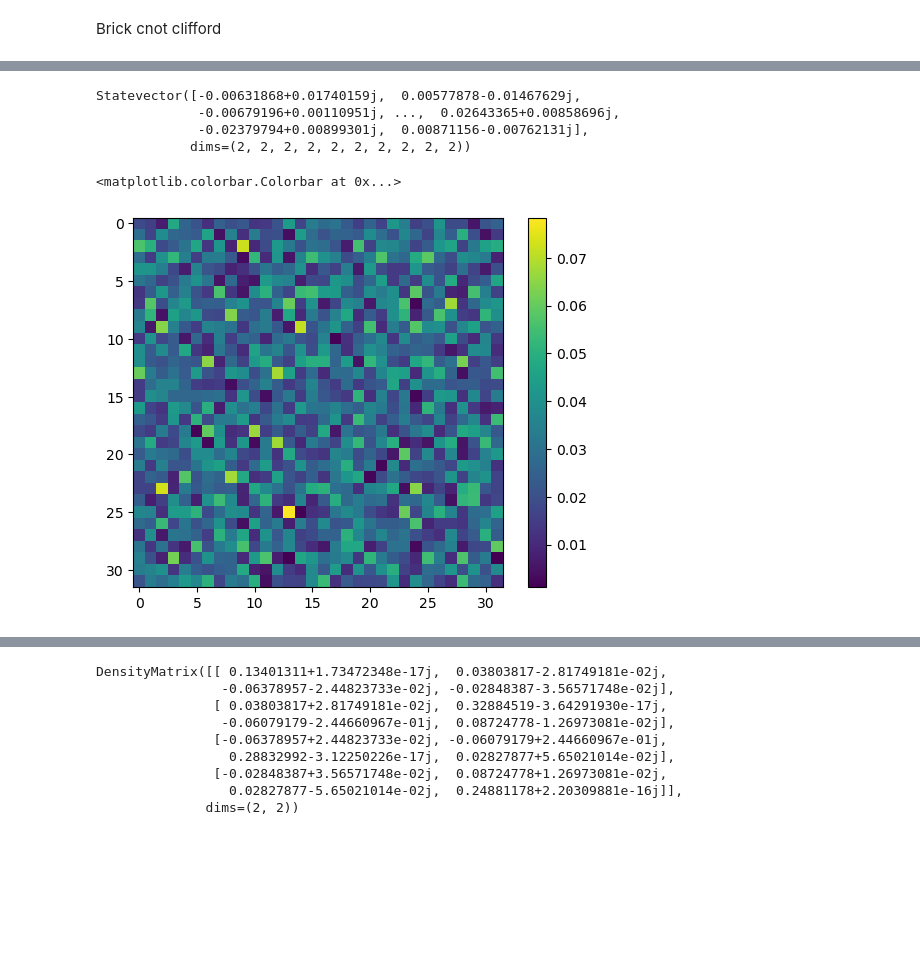
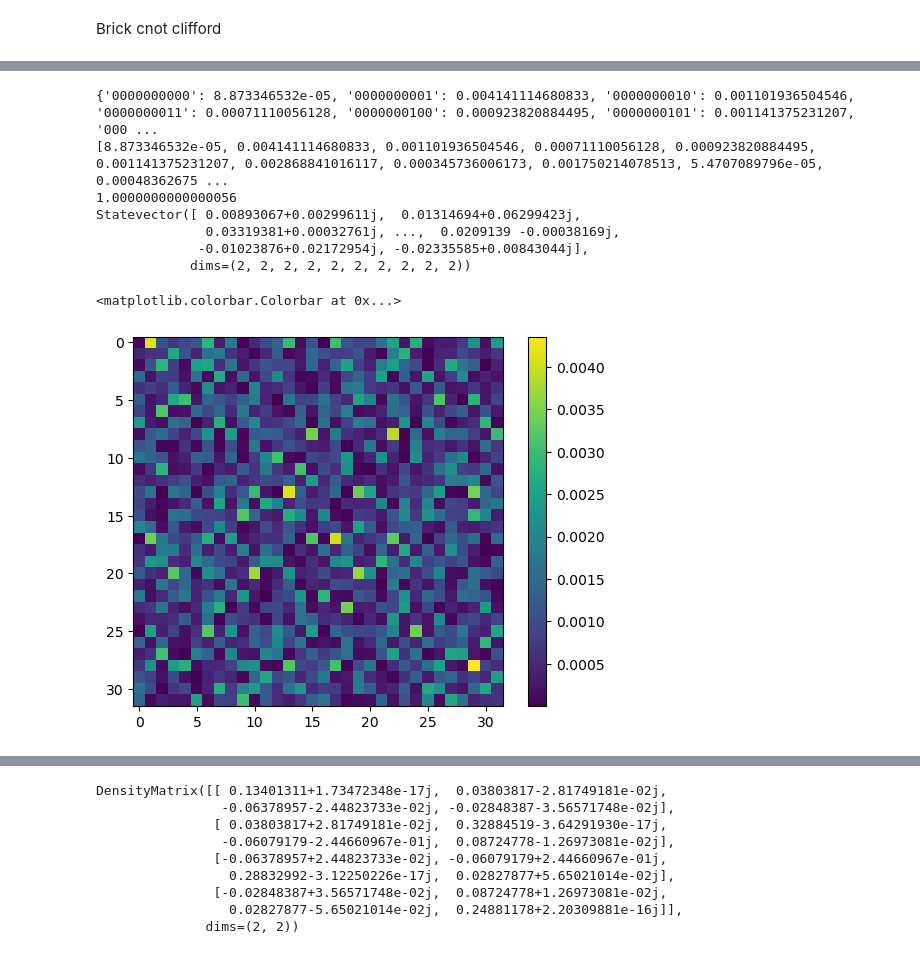
Before and after one commit to 111asim/randoms, a Jupyter notebook: T-Design.ipynb, the cells around one changed output, grey strips where cells are left out. Cells and saved outputs as stored; diff of their text form; code cells hidden in the pictures; blank space fills up the shorter version.

```diff
--- a/T-Design.ipynb
+++ b/T-Design.ipynb
@@ -25,7 +26,7 @@ def initialize_R_product_state(q,n):
     return(q)
 def random_clifford(n,qc):
     qubits_list=list(range(n))
-    for i in range(500):
+    for i in range(2560):
         choice=random.choices(['s','h','cnot'])[0]
         qbit=random.choices(qubits_list)[0]
         if choice=='s':
@@ -38,7 +39,7 @@ def random_clifford(n,qc):
             control_bit=random.choices(c)[0]
             qc.cnot(control_bit,qbit)
     return qc
-def Block_Cnot_clifford(n,qc,first):
+def Brick_Cnot_clifford(n,qc,first):
     if(first==True):
         depth=500
     else:
@@ -74,15 +75,20 @@ def Block_Cnot_clifford(n,qc,first):
         layer+=1
     return qc
 # %%
-n=10
+n=16
 qc=QuantumCircuit(n)
 ##initialization
-qc=initialize_R_product_state(qc,n)
-# qc=initialize_zero(qc,n)
+# qc=initialize_R_product_state(qc,n)
+qc=initialize_zero(qc,n)
 qc=random_clifford(n,qc)
 # layer of T gate
 # for i in range(n):
 #     qc.t(i)
 # qc=random_clifford(n,qc)
+# qc=random_clifford(n,qc)
+# qc=random_clifford(n,qc)
+# qc=random_clifford(n,qc)
+
+
 qc.draw()
 # %% [output]
@@ -189,20 +176,26 @@ nan
 # %%
 
 simulator = Aer.get_backend('statevector_simulator')
 job = execute(qc, simulator)
 result = job.result()
 statevector = result.get_statevector(qc)
+amplitude=result.get_counts()
+print(result.get_counts())
+print(list(amplitude.values()))
+print(sum(list(amplitude.values())))
 print(statevector)
 # Create and display the color map
 num_states =2** int(qc.num_qubits/2)
-wavefunction_matrix = np.reshape(statevector, (num_states, num_states))
+wavefunction_matrix = np.reshape(list(amplitude.values()), (num_states, num_states))
 plt.imshow(np.abs(wavefunction_matrix), cmap='viridis', interpolation='nearest')
 plt.colorbar()
-# plt.show()
 # %% [output]
-Statevector([-0.00631868+0.01740159j,  0.00577878-0.01467629j,
-             -0.00679196+0.00110951j, ...,  0.02643365+0.00858696j,
-             -0.02379794+0.00899301j,  0.00871156-0.00762131j],
+{'0000000000': 8.873346532e-05, '0000000001': 0.004141114680833, '0000000010': 0.001101936504546, '0000000011': 0.00071110056128, '0000000100': 0.000923820884495, '0000000101': 0.001141375231207, '000 ...
+[8.873346532e-05, 0.004141114680833, 0.001101936504546, 0.00071110056128, 0.000923820884495, 0.001141375231207, 0.002868841016117, 0.000345736006173, 0.001750214078513, 5.4707089796e-05, 0.00048362675 ...
+1.0000000000000056
+Statevector([ 0.00893067+0.00299611j,  0.01314694+0.06299423j,
+              0.03319381+0.00032761j, ...,  0.0209139 -0.00038169j,
+             -0.01023876+0.02172954j, -0.02335585+0.00843044j],
             dims=(2, 2, 2, 2, 2, 2, 2, 2, 2, 2))
 <matplotlib.colorbar.Colorbar at 0x...>
-[figure, old version]
+[figure, new version]
```
Also changed, not shown: parts of 7 cells of this notebook, 6 other files.
